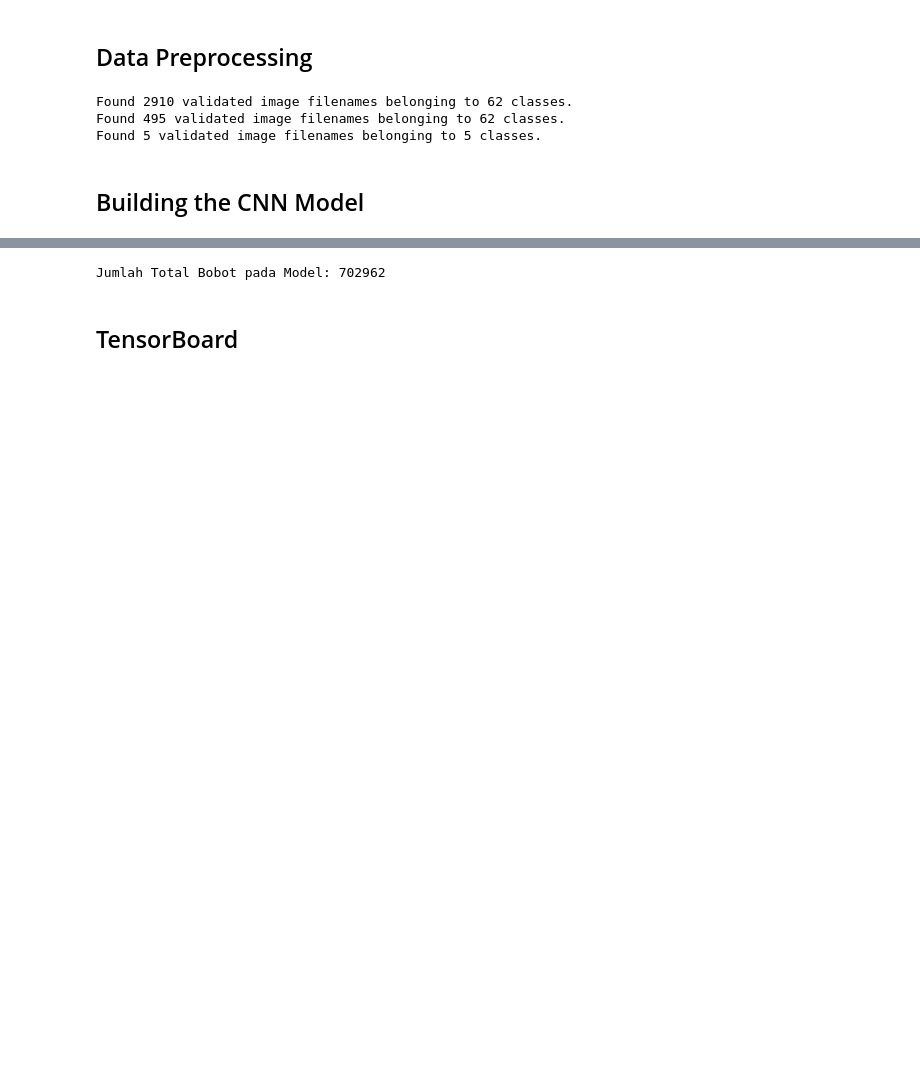
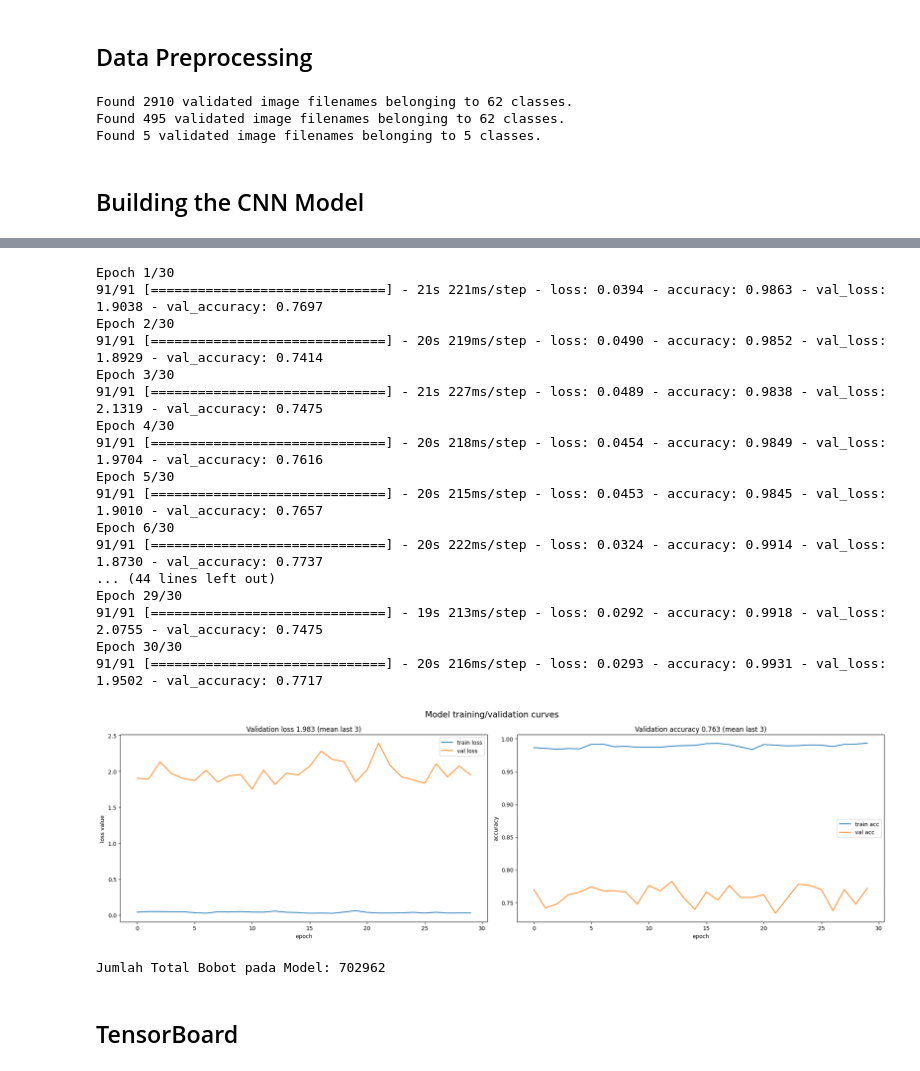
Before and after one commit to SofiaFei/Tugas-2-Kecerdasan-Artifisial-2108107010006, a Jupyter notebook: Tugas-2-Kecerdasan-Artifisial-2108107010006.ipynb, the cells around one changed output, grey strips where cells are left out. Drawn from its saved outputs; the diff is of its cells as text; code cells hidden in the pictures; blank space fills up the shorter version.

```diff
--- a/Tugas-2-Kecerdasan-Artifisial-2108107010006.ipynb
+++ b/Tugas-2-Kecerdasan-Artifisial-2108107010006.ipynb
@@ -102,4 +95,63 @@ Epoch 30/30
 <keras.src.callbacks.History at 0x...>
+# %%
+import numpy as np
+import matplotlib.pyplot as plt
+
+# Compile the CNN
+cnn.compile(optimizer='adam', loss='categorical_crossentropy', metrics=['accuracy'])
+
+# Train the model and store the training history
+history = cnn.fit(x=training_data_frame, validation_data=validation_data_frame, epochs=30)
+
+# Create two plots: one for the loss value, one for the accuracy
+fig, (ax1, ax2) = plt.subplots(nrows=1, ncols=2, figsize=(20, 6))
+plt.suptitle('Model training/validation curves', size=15)
+
+# Plot loss values
+ax1.plot(history.history["loss"], label="train loss")
+ax1.plot(history.history["val_loss"], label="val loss")
+ax1.set_title(
+    "Validation loss {:.3f} (mean last 3)".format(
+        np.mean(history.history["val_loss"][-3:])  # last three values
+    )
+)
+ax1.set_xlabel("epoch")
+ax1.set_ylabel("loss value")
+ax1.legend()
+
+# Plot accuracy values
+ax2.plot(history.history["accuracy"], label="train acc")
+ax2.plot(history.history["val_accuracy"], label="val acc")
+ax2.set_title(
+    "Validation accuracy {:.3f} (mean last 3)".format(
+        np.mean(history.history["val_accuracy"][-3:])  # last three values
+    )
+)
+ax2.set_xlabel("epoch")
+ax2.set_ylabel("accuracy")
+ax2.legend()
+
+plt.tight_layout()
+plt.show()
+# %% [output]
+Epoch 1/30
+91/91 [==============================] - 21s 221ms/step - loss: 0.0394 - accuracy: 0.9863 - val_loss: 1.9038 - val_accuracy: 0.7697
+Epoch 2/30
+91/91 [==============================] - 20s 219ms/step - loss: 0.0490 - accuracy: 0.9852 - val_loss: 1.8929 - val_accuracy: 0.7414
+Epoch 3/30
+91/91 [==============================] - 21s 227ms/step - loss: 0.0489 - accuracy: 0.9838 - val_loss: 2.1319 - val_accuracy: 0.7475
+Epoch 4/30
+91/91 [==============================] - 20s 218ms/step - loss: 0.0454 - accuracy: 0.9849 - val_loss: 1.9704 - val_accuracy: 0.7616
+Epoch 5/30
+91/91 [==============================] - 20s 215ms/step - loss: 0.0453 - accuracy: 0.9845 - val_loss: 1.9010 - val_accuracy: 0.7657
+Epoch 6/30
+91/91 [==============================] - 20s 222ms/step - loss: 0.0324 - accuracy: 0.9914 - val_loss: 1.8730 - val_accuracy: 0.7737
+... (44 lines left out)
+Epoch 29/30
+91/91 [==============================] - 19s 213ms/step - loss: 0.0292 - accuracy: 0.9918 - val_loss: 2.0755 - val_accuracy: 0.7475
+Epoch 30/30
+91/91 [==============================] - 20s 216ms/step - loss: 0.0293 - accuracy: 0.9931 - val_loss: 1.9502 - val_accuracy: 0.7717
+[figure, added]
 # %%
 cnn.save('character.h5')
 load_model = tf.keras.models.load_model('character.h5')
```
Also changed, not shown: parts of 8 cells of this notebook, 6 other files.
